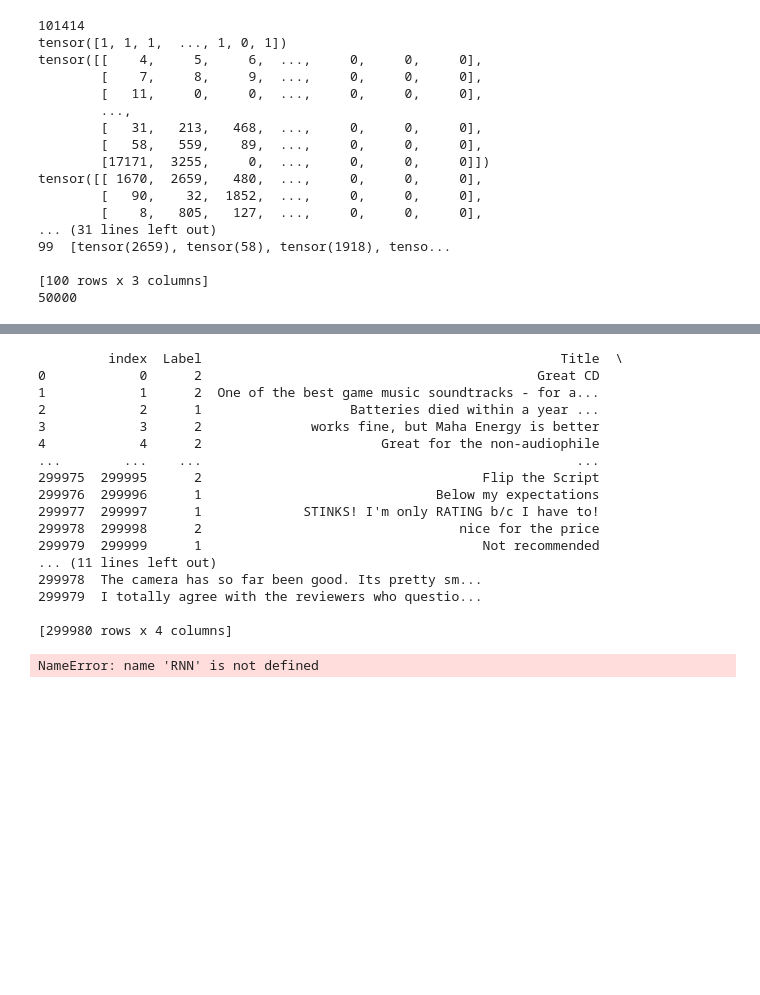
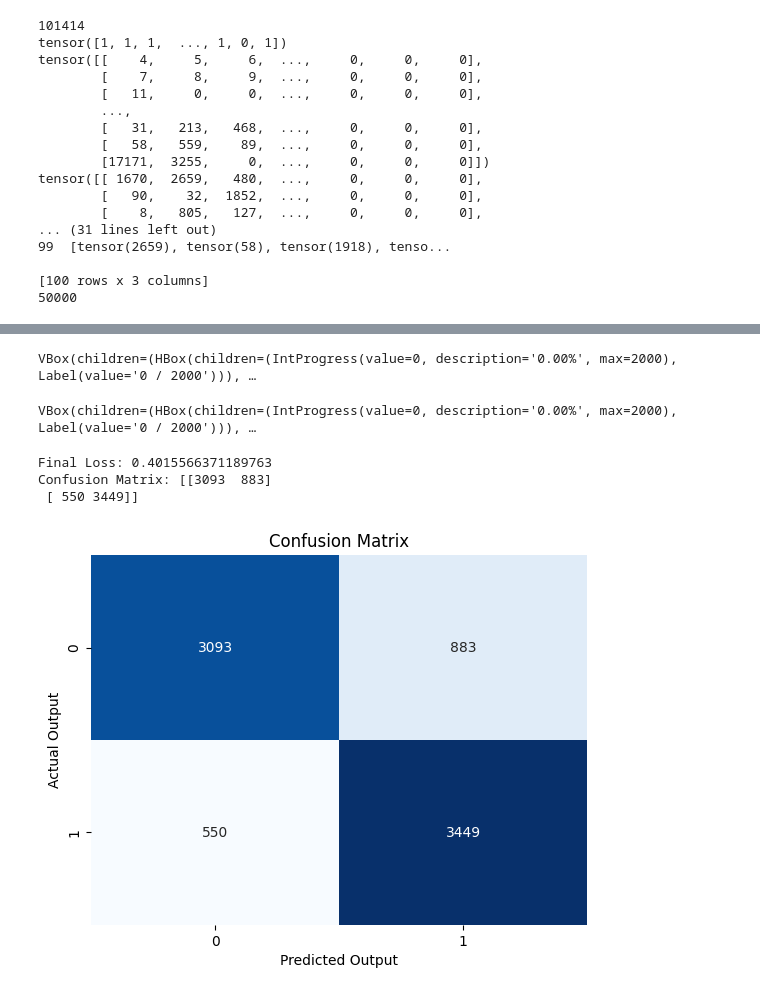
Before and after one commit to Arpit2089/24075011-CSOC-IG, a Jupyter notebook: Sequence Modelling Basics/Seq_modelling.ipynb, the cells around one changed output, grey strips where cells are left out. Cells and saved outputs as stored; diff of their text form; code cells hidden in the pictures; blank space fills up the shorter version.

```diff
--- a/Sequence Modelling Basics/Seq_modelling.ipynb
+++ b/Sequence Modelling Basics/Seq_modelling.ipynb
@@ -358,6 +358,9 @@ from torch.utils.data import TensorDataset, DataLoader
 from torch.optim.lr_scheduler import ReduceLROnPlateau
 import matplotlib.pyplot as plt
 import seaborn as sns
+
+
+#                                RNN Implementation
 
 #Add batch normalisation, handle p
 class RNN_model(nn.Module):
@@ -406,6 +409,10 @@ class RNN_model(nn.Module):
 
           title_output,title_hidden=layer(title_output)
           review_output,review_hidden=layer(review_output)
+          if self.training:
+          title_output=self.dropout(title_output)
+          review_output=self.dropout(review_output)
+
 
         fw_final_title,bw_final_title=title_hidden[-2,:,:],title_hidden[-1,:,:]
         final_title=torch.cat((fw_final_title,bw_final_title),dim=1)
@@ -429,6 +436,11 @@ optimiser=optim.Adam(RNN.parameters(),lr=0.001)
 device=torch.device('cuda' if torch.cuda.is_available() else 'cpu')
 RNN=RNN.to(device)
 criterion=criterion.to(device)
+
+part_label_tensor,part_title_tensor,part_review_tensor=label_tensor[:20000],title_tensor[:20000],review_tensor[:20000]
+
+dataset=TensorDataset(part_label_tensor, part_title_tensor, part_review_tensor)
+loaded_data=DataLoader(dataset,batch_size=128,shuffle=True)
 
 from tqdm import tqdm
 
@@ -511,63 +537,60 @@ Epoch:3 Loss:0.4640035334587097
 # %%
-test_df=pd.read_csv('test.csv',header=None,nrows=10000)
+test_df=pd.read_csv('test.csv',header=None,nrows=100000)
 test_df.rename(columns={0:'Label',1:'Title',2:'Review'},inplace=True)
 test_df.dropna(inplace=True)
 test_df=test_df.reset_index(drop=True)
 
-test_df['Title']=test_df['Title'].parallel_apply(complete_preprocessor)
-test_df['Review']=test_df['Review'].parallel_apply(complete_preprocessor)
-test_df['Label']-=1
+part_test_df=test_df[42000:50000].copy()
+part_test_df['Title']=part_test_df['Title'].parallel_apply(complete_preprocessor)
+part_test_df['Review']=part_test_df['Review'].parallel_apply(complete_preprocessor)
+part_test_df['Label']-=1
 
-test_df=test_df[(test_df['Title'].apply(len)>0)&(test_df['Review'].apply(len)>0)]
-test_df=test_df.reset_index(drop=True)
+part_test_df=part_test_df[(part_test_df['Title'].apply(len)>0)&(part_test_df['Review'].apply(len)>0)]
+part_test_df=part_test_df.reset_index(drop=True)
 # %% [output]
-         index  Label                                              Title  \
-0            0      2                                           Great CD
-1            1      2  One of the best game music soundtracks - for a...
-2            2      1                   Batteries died within a year ...
-3            3      2              works fine, but Maha Energy is better
-4            4      2                       Great for the non-audiophile
-...        ...    ...                                                ...
-299975  299995      2                                    Flip the Script
-299976  299996      1                              Below my expectations
-299977  299997      1             STINKS! I'm only RATING b/c I have to!
-299978  299998      2                                 nice for the price
-299979  299999      1                                    Not recommended
-... (11 lines left out)
-299978  The camera has so far been good. Its pretty sm...
-299979  I totally agree with the reviewers who questio...
-
-[299980 rows x 4 columns]
+VBox(children=(HBox(children=(IntProgress(value=0, description='0.00%', max=2000), Label(value='0 / 2000'))), …
+VBox(children=(HBox(children=(IntProgress(value=0, description='0.00%', max=2000), Label(value='0 / 2000'))), …
 # %%
-int_tokens(test_df, Vocab)
-test_label_tensor,test_title_tensor,test_review_tensor=seq_pad(test_df)
+int_tokens(part_test_df, Vocab)
+test_label_tensor,test_title_tensor,test_review_tensor=seq_pad(part_test_df)
 
 test_data=TensorDataset(test_label_tensor, test_title_tensor, test_review_tensor)
 test_data=DataLoader(test_data,batch_size=128,shuffle=False)
 
 from sklearn.metrics import confusion_matrix,average_precision_score
 
 RNN.eval()
 with torch.no_grad():
   prediction_on_test=[]
   final_loss=0
   for test_label_batch, test_title_batch, test_review_batch in test_data:
     predicted_output=RNN(test_title_batch.to(device),test_review_batch.to(device))
-    prediction_on_test.extend(predicted_output)
+    prediction_on_test.extend(np.array(predicted_output>=0).astype(int).flatten())
 
     loss=criterion(predicted_output.view(-1),test_label_batch.float().to(device))
     final_loss+=loss.item()*test_label_batch.shape[0]
 
   final_loss/=len(test_data.dataset)
   print(f"Final Loss: {final_loss}")
 
   ConfusionMatrix=confusion_matrix(test_label_tensor,prediction_on_test)
   print(f"Confusion Matrix: {ConfusionMatrix}")
 
   sns.heatmap(ConfusionMatrix, annot=True, fmt='d', cmap='Blues', cbar=False)
   plt.xlabel('Predicted Output')
   plt.ylabel('Actual Output')
   plt.title('Confusion Matrix')
   plt.show()
+
+
+#                   Performance-Metrics for RNN Architecture as implemented above
+
+# Accuracy: 0.82
+# Precision: 0.87
+# Recall: 0.79
+# F1 Score: 0.82
 # %% [output]
-NameError: name 'RNN' is not defined
+Final Loss: 0.4015566371189763
+Confusion Matrix: [[3093  883]
+ [ 550 3449]]
+[figure, added]
```
Also changed, not shown: parts of 3 cells of this notebook.
